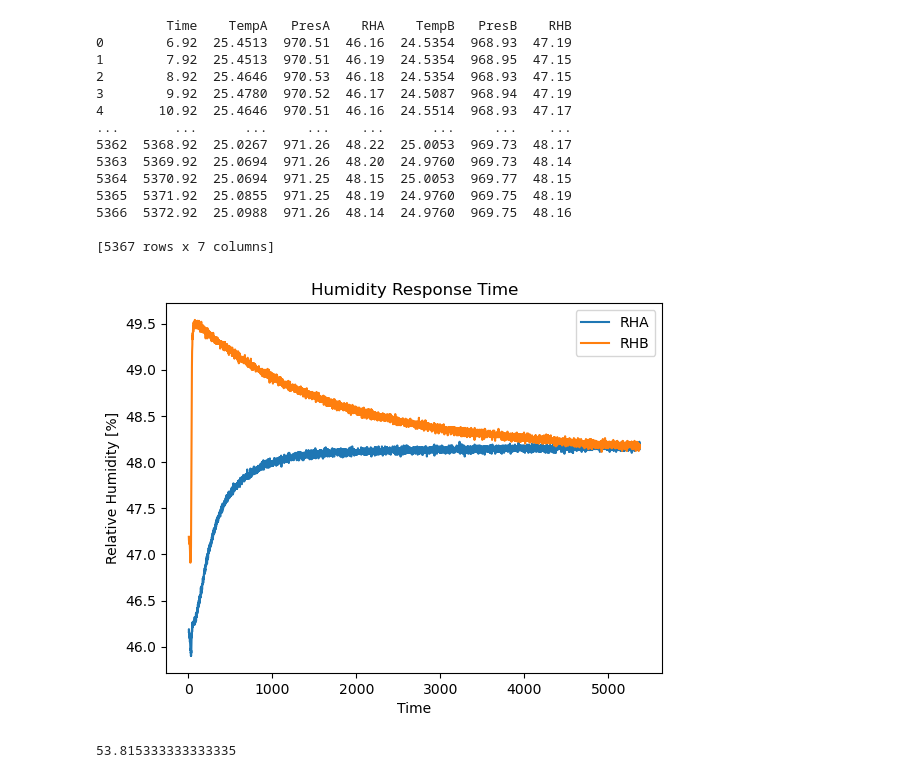
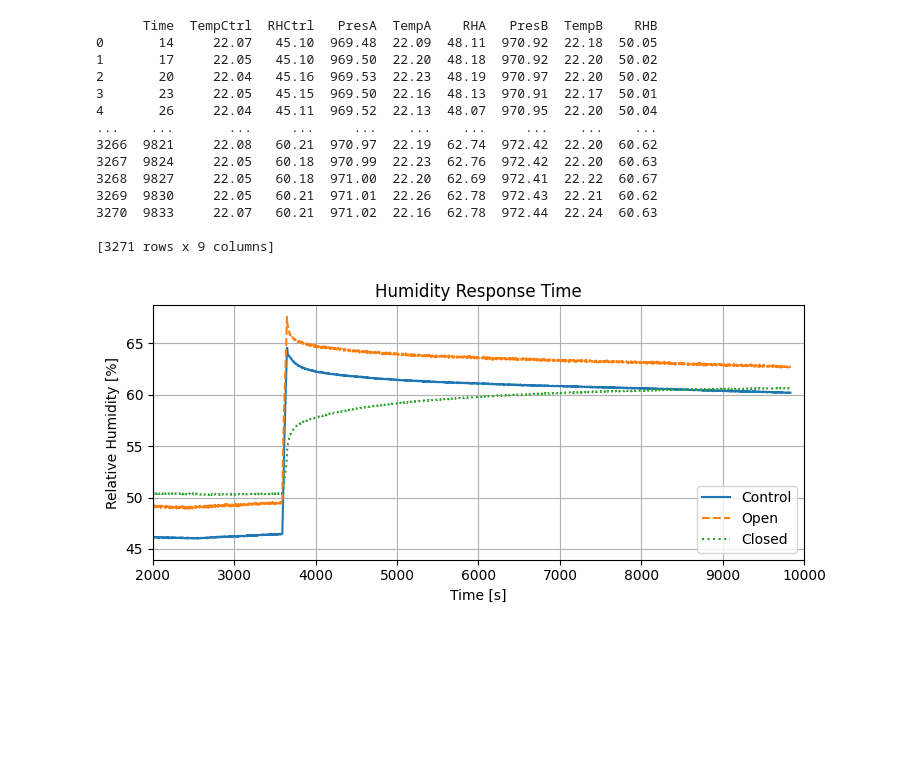
Before and after one commit to NorthernWidget-Skunkworks/Project-Haar, a Jupyter notebook: Testing/Humidity/HumidityAnalysis.ipynb, the cells around one changed output. Drawn from its saved outputs; the diff is of its cells as text; code cells hidden in the pictures; blank space fills up the shorter version.

```diff
--- a/Testing/Humidity/HumidityAnalysis.ipynb
+++ b/Testing/Humidity/HumidityAnalysis.ipynb
@@ -1,38 +1,36 @@
 # %%
 import pandas as pd
+import matplotlib.pyplot as plt
+from matplotlib import style
 data = pd.read_csv('Data.csv', skiprows = 2, encoding='ISO-8859-1') #Read in data from CSV
-data.columns = ["Time","TempA","PresA","RHA","TempB","PresB","RHB"]
-data["Time"] = data["Time"]/1000 #Convert to seconds
+# data.columns = ["Time","TempA","PresA","RHA","TempB","PresB","RHB"]
+data.columns = ["Time","TempCtrl","RHCtrl","PresA","TempA","RHA","PresB","TempB","RHB"]
+data["Time"] = data["Time"] #Convert to seconds
 print(data)
 # %% [output]
-         Time    TempA   PresA    RHA    TempB   PresB    RHB
-0        6.92  25.4513  970.51  46.16  24.5354  968.93  47.19
-1        7.92  25.4513  970.51  46.19  24.5354  968.95  47.15
-2        8.92  25.4646  970.53  46.18  24.5354  968.93  47.15
-3        9.92  25.4780  970.52  46.17  24.5087  968.94  47.19
-4       10.92  25.4646  970.51  46.16  24.5514  968.93  47.17
-...       ...      ...     ...    ...      ...     ...    ...
-5362  5368.92  25.0267  971.26  48.22  25.0053  969.73  48.17
-5363  5369.92  25.0694  971.26  48.20  24.9760  969.73  48.14
-5364  5370.92  25.0694  971.25  48.15  25.0053  969.77  48.15
-5365  5371.92  25.0855  971.25  48.19  24.9760  969.75  48.19
-5366  5372.92  25.0988  971.26  48.14  24.9760  969.75  48.16
+      Time  TempCtrl  RHCtrl   PresA  TempA    RHA   PresB  TempB    RHB
+0       14     22.07   45.10  969.48  22.09  48.11  970.92  22.18  50.05
+1       17     22.05   45.10  969.50  22.20  48.18  970.92  22.20  50.02
+2       20     22.04   45.16  969.53  22.23  48.19  970.97  22.20  50.02
+3       23     22.05   45.15  969.50  22.16  48.13  970.91  22.17  50.01
+4       26     22.04   45.11  969.52  22.13  48.07  970.95  22.20  50.04
+...    ...       ...     ...     ...    ...    ...     ...    ...    ...
+3266  9821     22.08   60.21  970.97  22.19  62.74  972.42  22.20  60.62
+3267  9824     22.05   60.18  970.99  22.23  62.76  972.42  22.20  60.63
+3268  9827     22.05   60.18  971.00  22.20  62.69  972.41  22.22  60.67
+3269  9830     22.05   60.21  971.01  22.26  62.78  972.43  22.21  60.62
+3270  9833     22.07   60.21  971.02  22.16  62.78  972.44  22.24  60.63
 
-[5367 rows x 7 columns]
+[3271 rows x 9 columns]
 # %%
-ax = data.plot(kind = 'line', x = 'Time', y = ['RHA','RHB'], title='Humidity Response Time')
-ax.set_ylabel("Relative Humidity [%]")
-ax.get_figure().savefig('HumidityResponse.pdf')
-ax.get_figure().savefig('HumidityResponse.png')
+style.use('default')
+styles = ['-','--',':']
+data.plot(kind = 'line', x = 'Time', y = ['RHCtrl','RHA','RHB'], style=styles, title='Humidity Response Time',figsize=(7.5,3.5),xlim=(2000,10000), grid=True)
+plt.ylabel("Relative Humidity [%]")
+plt.xlabel("Time [s]")
+plt.legend(["Control", "Open","Closed"], loc='lower right')
+plt.tight_layout()
+plt.savefig('HumidityResponse.pdf', bbox_inches="tight")
+plt.savefig('HumidityResponse.png',format='png',dpi=300)
 # %% [output]
-[figure, old version]
+[figure, new version]
-# %%
-from array import array
-maxVal = max(data['RHA'])
-error = array("f", abs(data['RHA'] - maxVal))
-
-
-tau = data['Time'][error.index(min(error))]
-print((tau)/60) #Print tau result in minutes
-# %% [output]
-53.815333333333335
```
Also changed, not shown: 36 other files.
